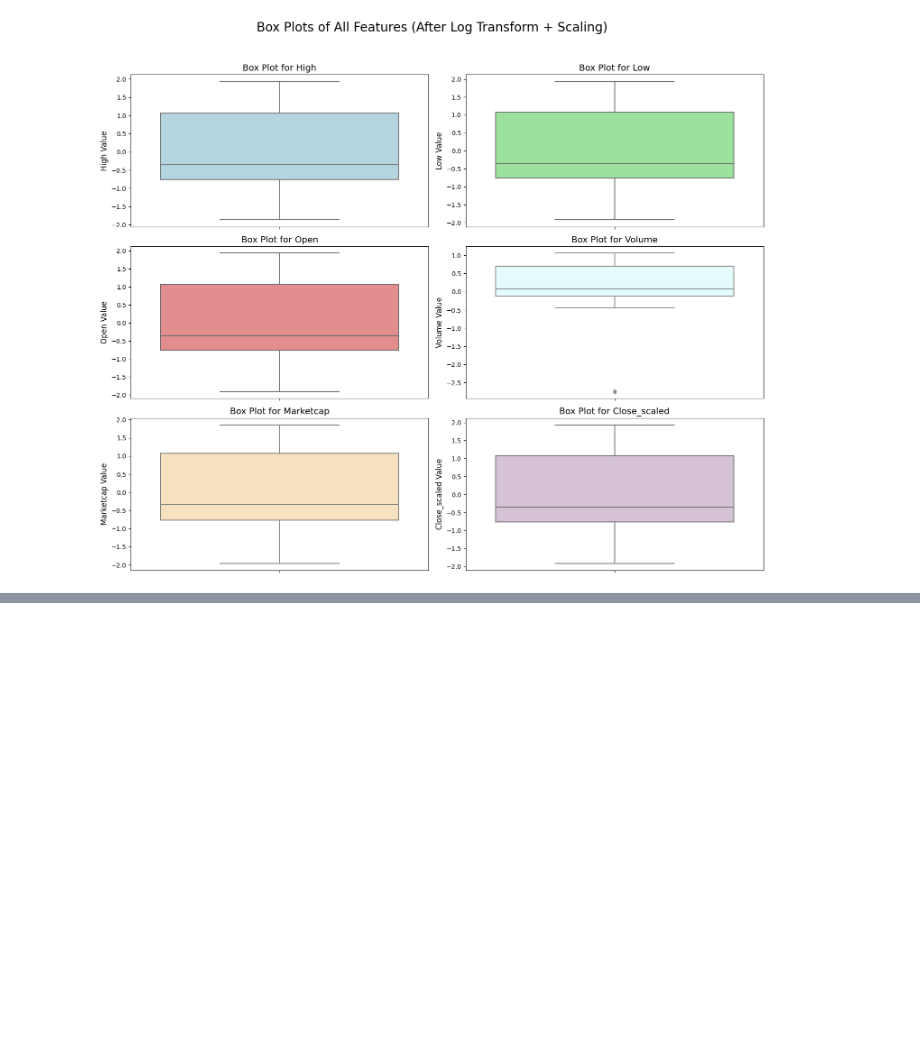
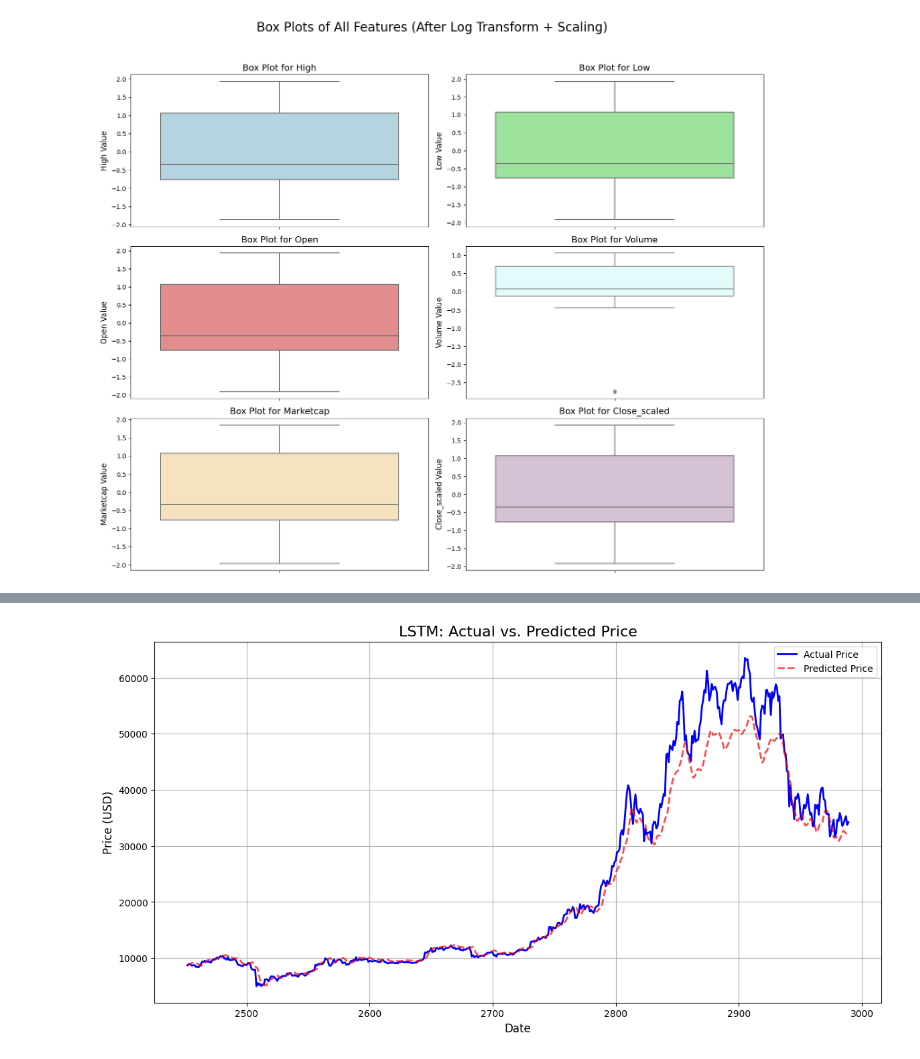
Before and after one commit to NurAlamNahidSarkar/bitcoinPricePrediction_ML, a Jupyter notebook: bitcoinpriceprediction.ipynb, the cells around one changed output, grey strips where cells are left out. Drawn from its saved outputs; the diff is of its cells as text; code cells hidden in the pictures; blank space fills up the shorter version.

Commit message:
Kaggle Notebook | BitcoinPricePrediction | Version 3

```diff
--- a/bitcoinpriceprediction.ipynb
+++ b/bitcoinpriceprediction.ipynb
@@ -600,0 +830,28 @@ Box plots saved as 'scaled_feature_box_plots.png'
+# %%
+import matplotlib.pyplot as plt
+import pandas as pd
+
+# --- Assumes y_test_dollars and y_pred_dollars exist ---
+
+# Create a simple DataFrame for plotting
+# We need to get the original index from y_test
+# (Make sure y_test is from before you created sequences)
+plot_df = pd.DataFrame({
+    'Actual Price': y_test_dollars.flatten(),
+    'Predicted Price': y_pred_dollars.flatten()
+}, index=y_test.index[TIME_STEPS:]) # Use TIME_STEPS to align index
+
+# Plot the lines
+plt.figure(figsize=(14, 7))
+plt.plot(plot_df['Actual Price'], label='Actual Price', color='blue', linewidth=2)
+plt.plot(plot_df['Predicted Price'], label='Predicted Price', color='red', linestyle='--', linewidth=2, alpha=0.7)
+
+plt.title('LSTM: Actual vs. Predicted Price', fontsize=16)
+plt.xlabel('Date', fontsize=12)
+plt.ylabel('Price (USD)', fontsize=12)
+plt.legend()
+plt.grid(True)
+plt.savefig('lstm_predictions.png')
+plt.show()
+# %% [output]
+[figure, added]
```
Also changed, not shown: parts of 10 cells of this notebook.
